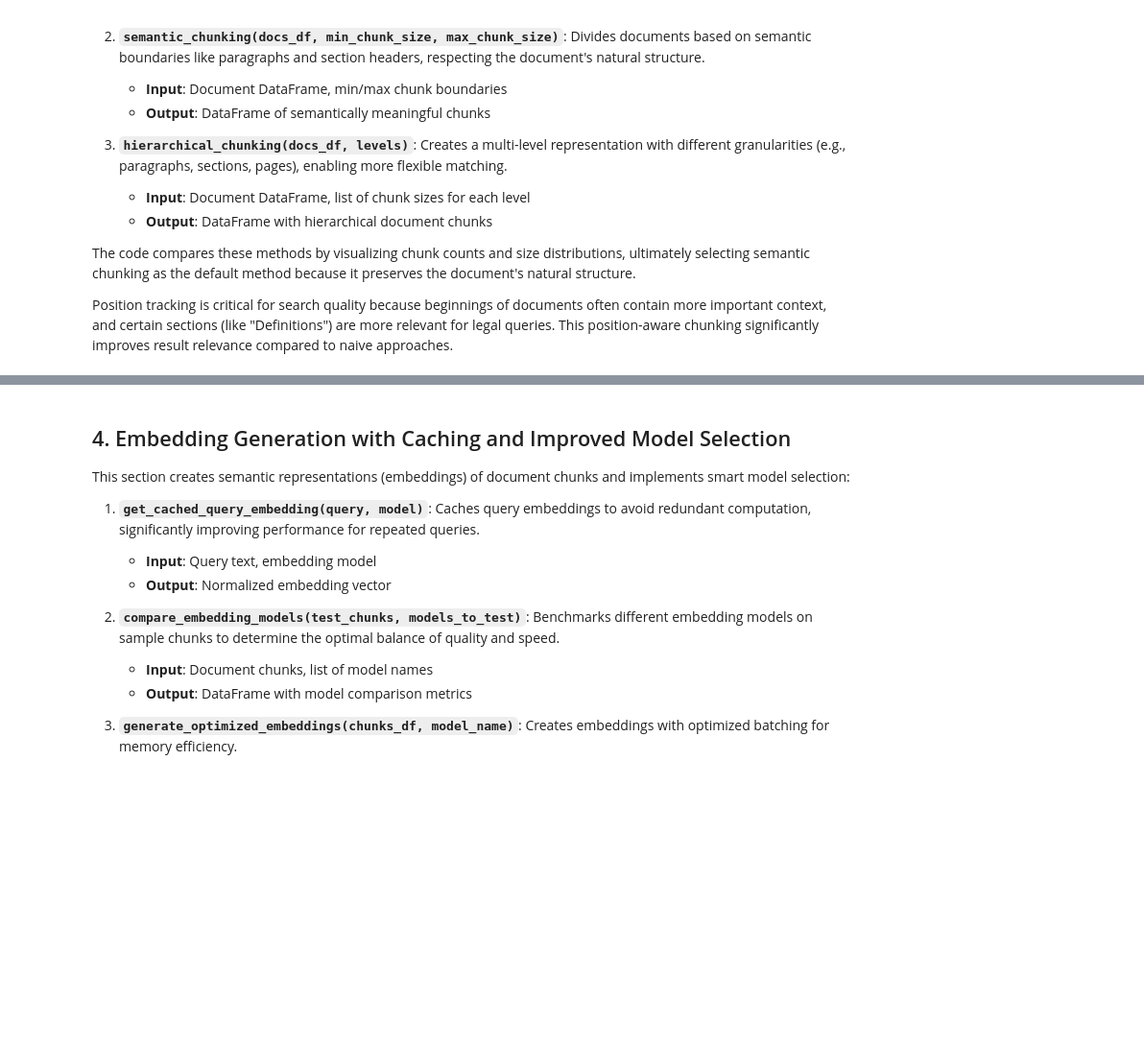
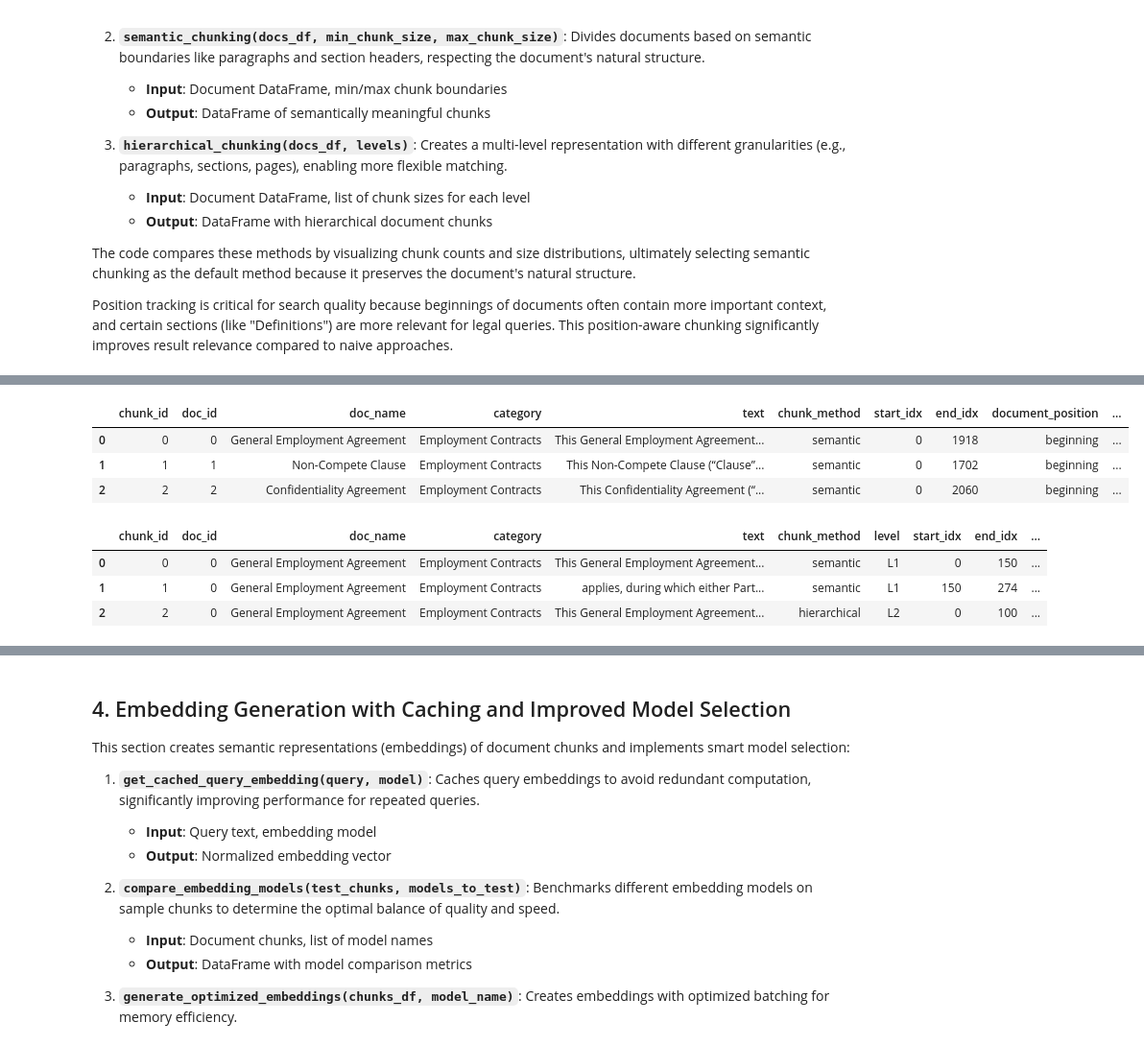
Before and after one commit to USA-Project-Mahfal/search_engine, a Jupyter notebook: notebooks/optimized_search_engine.ipynb, the cells around one changed output, grey strips where cells are left out. Shown: that part at 96% size. Drawn from its saved outputs; the diff is of its cells as text; code cells hidden in the pictures; blank space fills up the shorter version.

```diff
--- a/notebooks/optimized_search_engine.ipynb
+++ b/notebooks/optimized_search_engine.ipynb
@@ -532,0 +882,14 @@ if docs_df is not None:
+# %%
+chunks_df.head(3)
+# %% [output]
+|  | chunk_id | doc_id | doc_name | category | text | chunk_method | start_idx | end_idx | document_position | ... |
+| 0 | 0 | 0 | General Employment Agreement | Employment Contracts | This General Employment Agreement... | semantic | 0 | 1918 | beginning | ... |
+| 1 | 1 | 1 | Non-Compete Clause | Employment Contracts | This Non-Compete Clause (“Clause”... | semantic | 0 | 1702 | beginning | ... |
+| 2 | 2 | 2 | Confidentiality Agreement | Employment Contracts | This Confidentiality Agreement (“... | semantic | 0 | 2060 | beginning | ... |
+# %%
+hybrid_chunks_df.head(3)
+# %% [output]
+|  | chunk_id | doc_id | doc_name | category | text | chunk_method | level | start_idx | end_idx | ... |
+| 0 | 0 | 0 | General Employment Agreement | Employment Contracts | This General Employment Agreement... | semantic | L1 | 0 | 150 | ... |
+| 1 | 1 | 0 | General Employment Agreement | Employment Contracts | applies, during which either Part... | semantic | L1 | 150 | 274 | ... |
+| 2 | 2 | 0 | General Employment Agreement | Employment Contracts | This General Employment Agreement... | hierarchical | L2 | 0 | 100 | ... |
```
Also changed, not shown: parts of 6 cells of this notebook.
